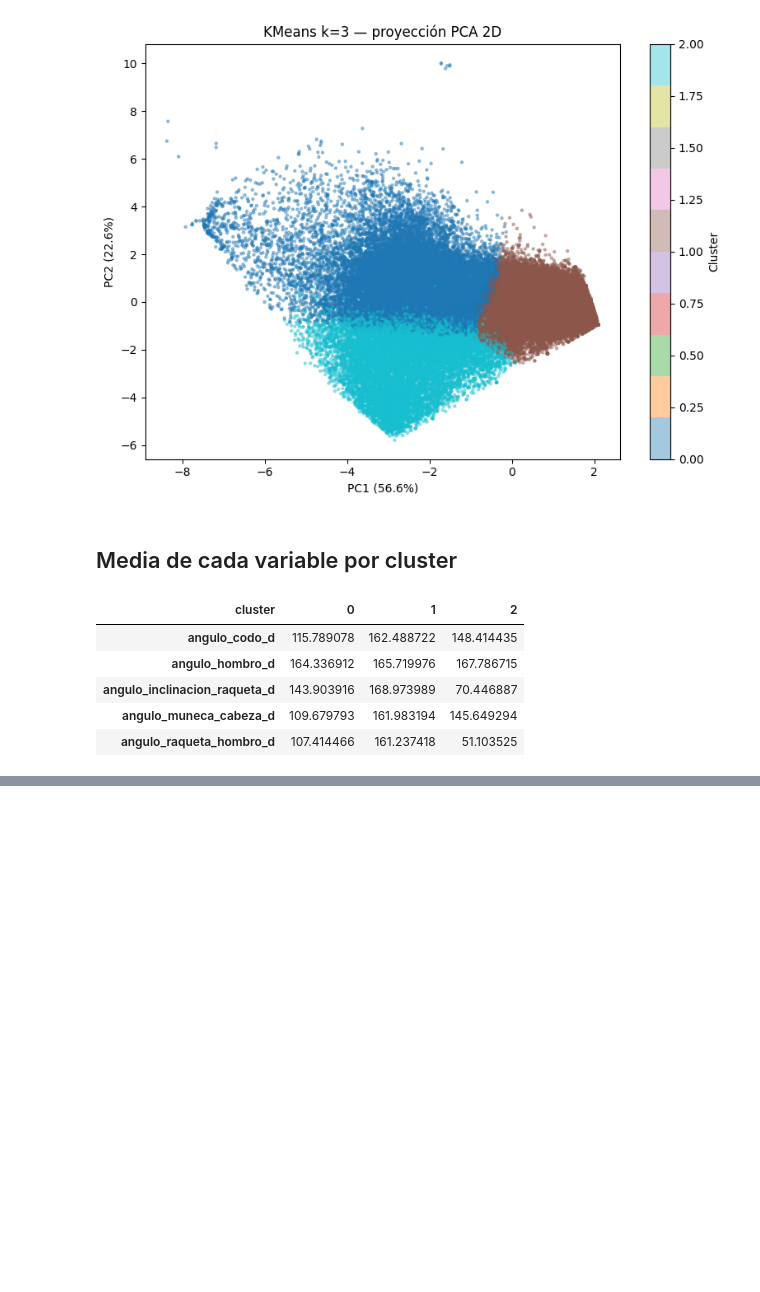
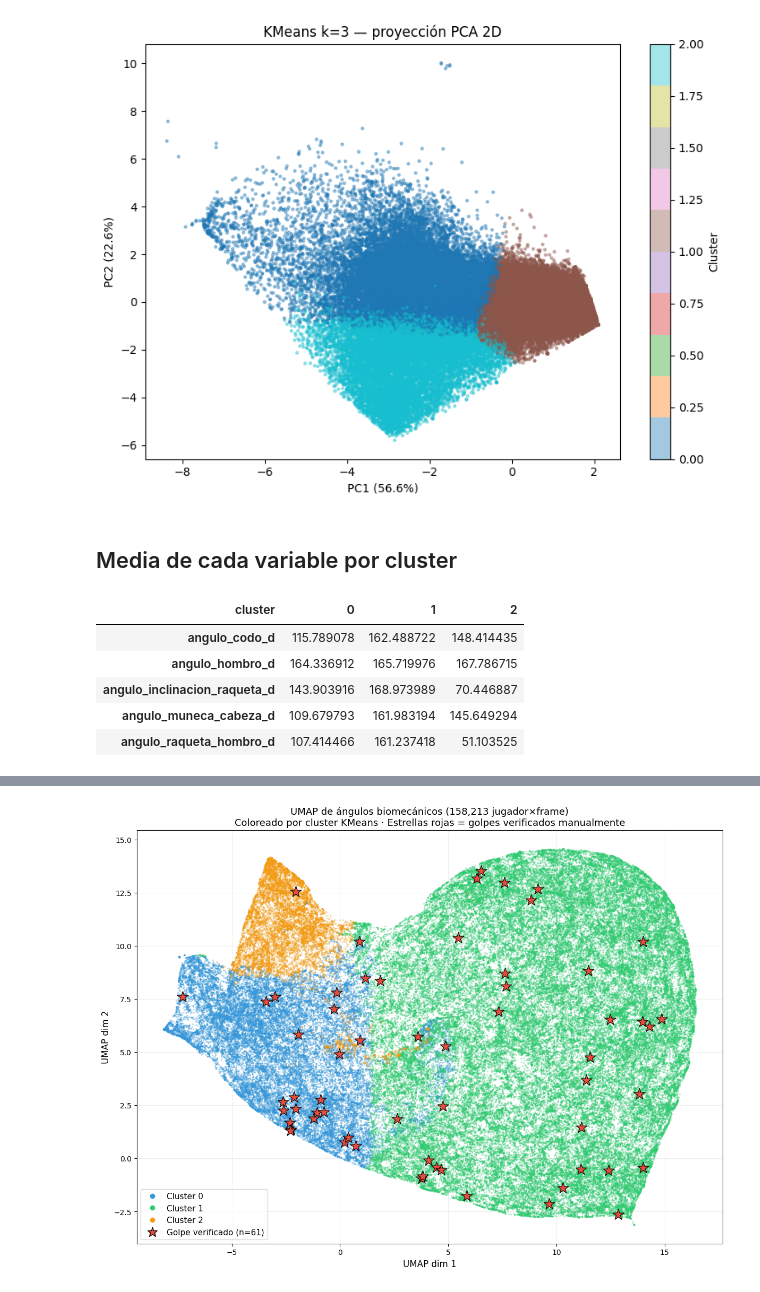
Before and after one commit to LaMajoP/PADEL-ANALITICS-2026-1, a Jupyter notebook: kmeans/kmean.ipynb, the cells around one changed output, grey strips where cells are left out. Drawn from its saved outputs; the diff is of its cells as text; code cells hidden in the pictures; blank space fills up the shorter version.

```diff
--- a/kmeans/kmean.ipynb
+++ b/kmeans/kmean.ipynb
@@ -184,0 +224,18 @@ df[(df['cancha'] == 'Cancha_1') &
+# %%
+# Aplicar UMAP sobre X (ya escalado por StandardScaler)
+print(f"Aplicando UMAP a {X.shape[0]:,} puntos x {X.shape[1]} features...")
+t0 = time.time()
+
+reducer = umap.UMAP(
+    n_components=2,
+    n_neighbors=30,
+    min_dist=0.05,
+    random_state=42,
+    n_jobs=-1,
+)
+embedding = reducer.fit_transform(X)
+
+print(f"UMAP completado en {time.time()-t0:.1f}s")
+
+df['umap_x'] = embedding[:, 0]
+df['umap_y'] = embedding[:, 1]
@@ -184,0 +245,60 @@ df[(df['cancha'] == 'Cancha_1') &
+# %%
+CLUSTER_COLORS = {0: '#3498db', 1: '#2ecc71', 2: '#f39c12'}
+CLUSTER_LABELS = {0: 'Cluster 0', 1: 'Cluster 1', 2: 'Cluster 2'}
+
+fig, ax = plt.subplots(figsize=(12, 9))
+
+# ── Fondo: todos los puntos, pequeños, coloreados por cluster ──
+for cl in sorted(df['cluster'].unique()):
+    mask = (df['cluster'] == cl) & (df['es_golpe'] == 0)
+    ax.scatter(
+        df.loc[mask, 'umap_x'],
+        df.loc[mask, 'umap_y'],
+        s=2, alpha=0.25,
+        color=CLUSTER_COLORS[cl],
+        label=CLUSTER_LABELS[cl],
+        rasterized=True,
+    )
+
+# ── Primer plano: golpes verificados ──
+for cl in sorted(df['cluster'].unique()):
+    mask = (df['cluster'] == cl) & (df['es_golpe'] == 1)
+    sub = df[mask]
+    if len(sub) == 0:
+        continue
+    ax.scatter(
+        sub['umap_x'], sub['umap_y'],
+        s=250, marker='*',
+        color='#e74c3c',
+        edgecolors='black', linewidths=0.8,
+        zorder=5,
+        label=f'Golpe verificado (cl={cl}, n={len(sub)})' if cl == sorted(df.loc[df['es_golpe']==1, 'cluster'].unique())[0] else '_nolegend_',
+    )
+
+# Leyenda unificada para golpes
+n_total_golpes = int(df['es_golpe'].sum())
+from matplotlib.lines import Line2D
+legend_elements = [
+    Line2D([0],[0], marker='o', color='w', markerfacecolor=CLUSTER_COLORS[k],
+           markersize=8, label=CLUSTER_LABELS[k])
+    for k in sorted(CLUSTER_COLORS)
+]
+legend_elements.append(
+    Line2D([0],[0], marker='*', color='w', markerfacecolor='#e74c3c',
+           markeredgecolor='black', markersize=14,
+           label=f'Golpe verificado (n={n_total_golpes})')
+)
+
+ax.legend(handles=legend_elements, fontsize=11, loc='best')
+ax.set_xlabel('UMAP dim 1', fontsize=12)
+ax.set_ylabel('UMAP dim 2', fontsize=12)
+ax.set_title(
+    f'UMAP de ángulos biomecánicos ({X.shape[0]:,} jugador×frame)\n'
+    f'Coloreado por cluster KMeans · Estrellas rojas = golpes verificados manualmente',
+    fontsize=13
+)
+ax.grid(alpha=0.2)
+plt.tight_layout()
+plt.show()
+# %% [output]
+[figure, added]
```
Also changed, not shown: parts of 9 cells of this notebook, 8 other files.
